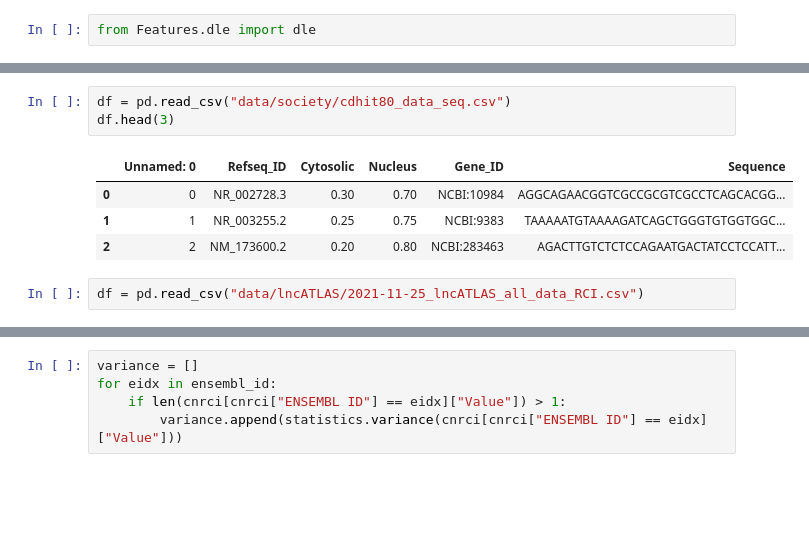
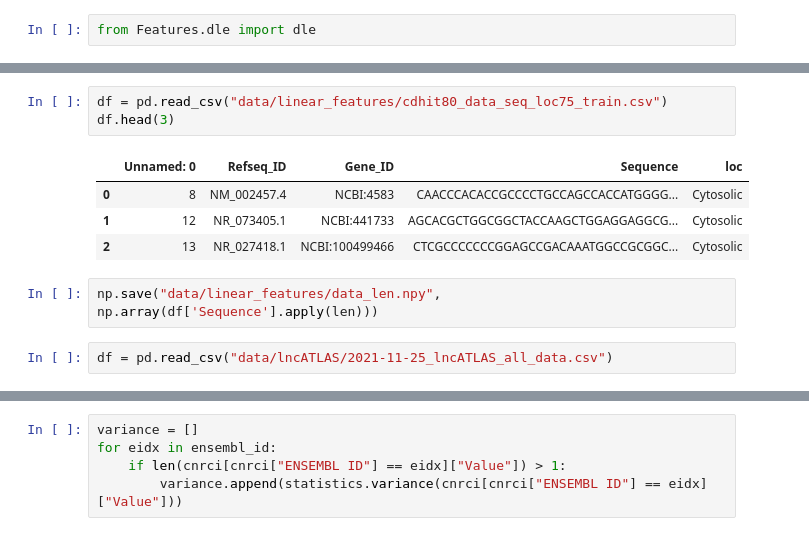
Before and after one commit to JiandeWuu/sixthTool, a Jupyter notebook: test.ipynb, the cells around one changed output, grey strips where cells are left out. Saved outputs shown, nothing was run; the diff lists cells and outputs as text; blank space fills up the shorter version.

```diff
--- a/test.ipynb
+++ b/test.ipynb
@@ -49,10 +389,12 @@ print(x[x[:, 3].argsort()][::-1][:20])
 # %%
-df = pd.read_csv("data/society/cdhit80_data_seq.csv")
+df = pd.read_csv("data/linear_features/cdhit80_data_seq_loc75_train.csv")
 df.head(3)
 # %% [output]
-|  | Unnamed: 0 | Refseq_ID | Cytosolic | Nucleus | Gene_ID | Sequence |
-| 0 | 0 | NR_002728.3 | 0.30 | 0.70 | NCBI:10984 | AGGCAGAACGGTCGCCGCGTCGCCTCAGCACGG... |
-| 1 | 1 | NR_003255.2 | 0.25 | 0.75 | NCBI:9383 | TAAAAATGTAAAAGATCAGCTGGGTGTGGTGGC... |
-| 2 | 2 | NM_173600.2 | 0.20 | 0.80 | NCBI:283463 | AGACTTGTCTCTCCAGAATGACTATCCTCCATT... |
+|  | Unnamed: 0 | Refseq_ID | Gene_ID | Sequence | loc |
+| 0 | 8 | NM_002457.4 | NCBI:4583 | CAACCCACACCGCCCCTGCCAGCCACCATGGGG... | Cytosolic |
+| 1 | 12 | NR_073405.1 | NCBI:441733 | AGCACGCTGGCGGCTACCAAGCTGGAGGAGGCG... | Cytosolic |
+| 2 | 13 | NR_027418.1 | NCBI:100499466 | CTCGCCCCCCCGGAGCCGACAAATGGCCGCGGC... | Cytosolic |
+# %%
+np.save("data/linear_features/data_len.npy", np.array(df['Sequence'].apply(len)))
 # %%
-df = pd.read_csv("data/lncATLAS/2021-11-25_lncATLAS_all_data_RCI.csv")
+df = pd.read_csv("data/lncATLAS/2021-11-25_lncATLAS_all_data.csv")
```
Also changed, not shown: parts of 23 cells of this notebook, 9 other files.
